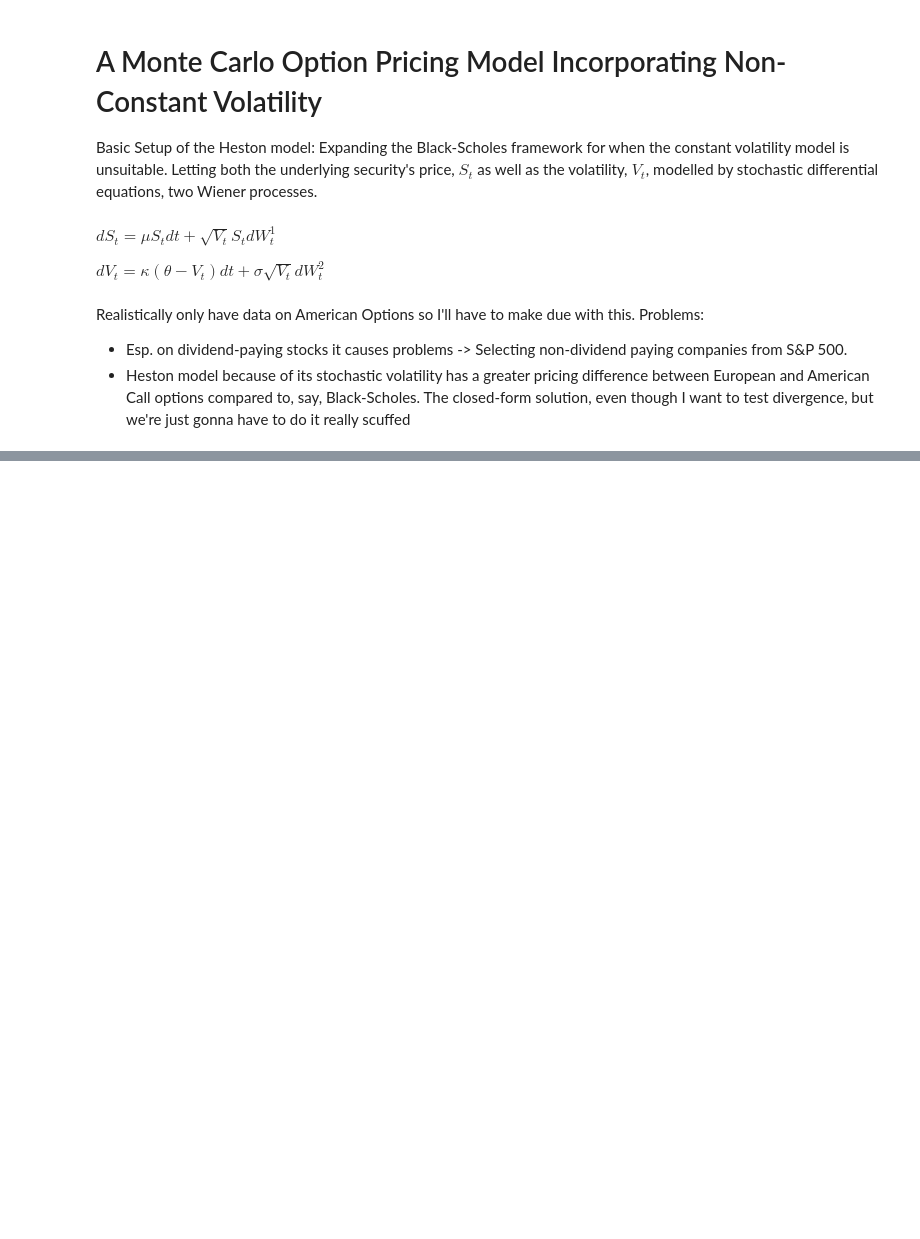
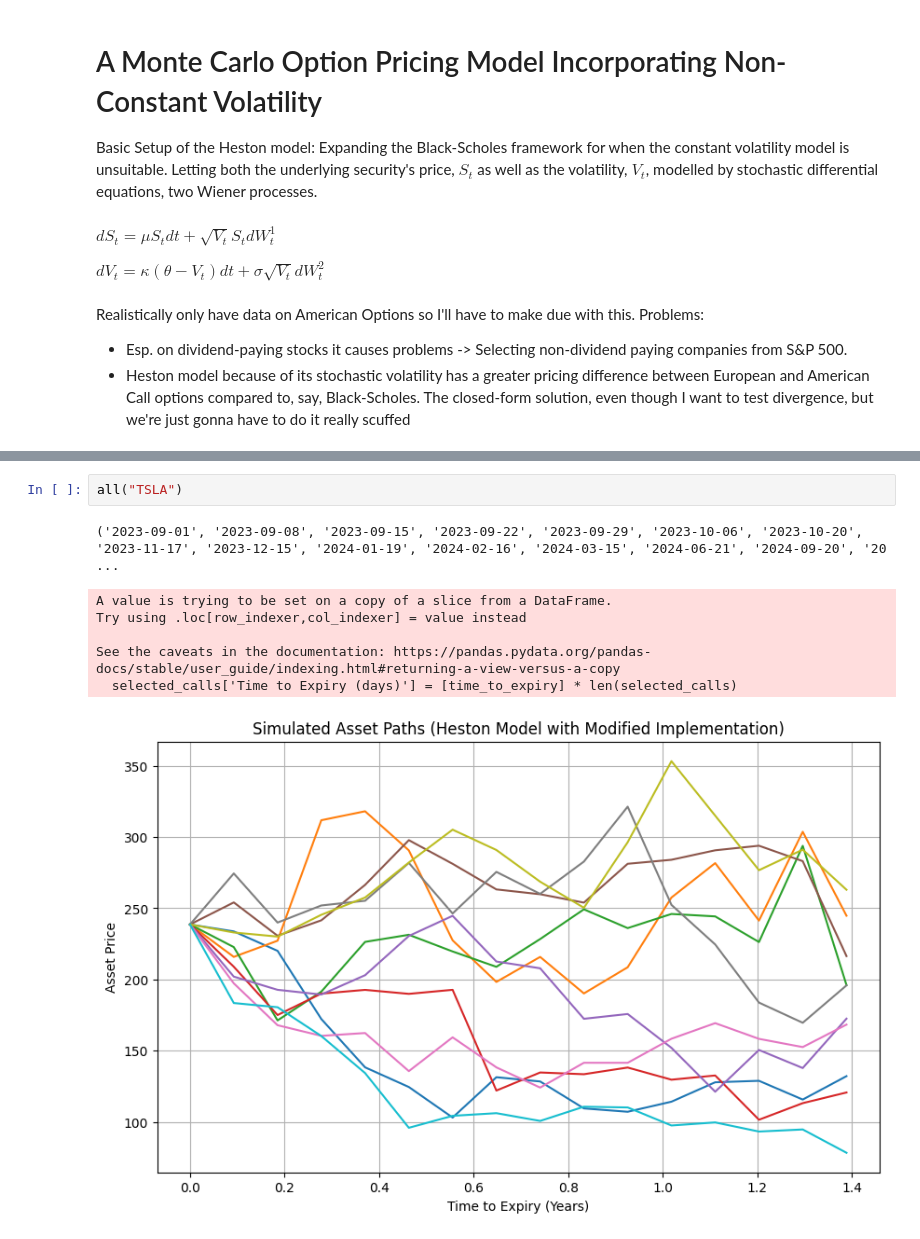
Before and after one commit to OscarAdserballe/Heston-Model, a Jupyter notebook: model.ipynb, the cells around one changed output, grey strips where cells are left out. Drawn from its saved outputs; the diff is of its cells as text; blank space fills up the shorter version.

```diff
--- a/model.ipynb
+++ b/model.ipynb
@@ -13,0 +209,10 @@ Problems:
+# %%
+all("TSLA")
+# %% [output]
+('2023-09-01', '2023-09-08', '2023-09-15', '2023-09-22', '2023-09-29', '2023-10-06', '2023-10-20', '2023-11-17', '2023-12-15', '2024-01-19', '2024-02-16', '2024-03-15', '2024-06-21', '2024-09-20', '20 ...
+A value is trying to be set on a copy of a slice from a DataFrame.
+Try using .loc[row_indexer,col_indexer] = value instead
+
+See the caveats in the documentation: https://pandas.pydata.org/pandas-docs/stable/user_guide/indexing.html#returning-a-view-versus-a-copy
+  selected_calls['Time to Expiry (days)'] = [time_to_expiry] * len(selected_calls)
+[figure, added]
```
Also changed, not shown: parts of 25 cells of this notebook, 8 other files.
